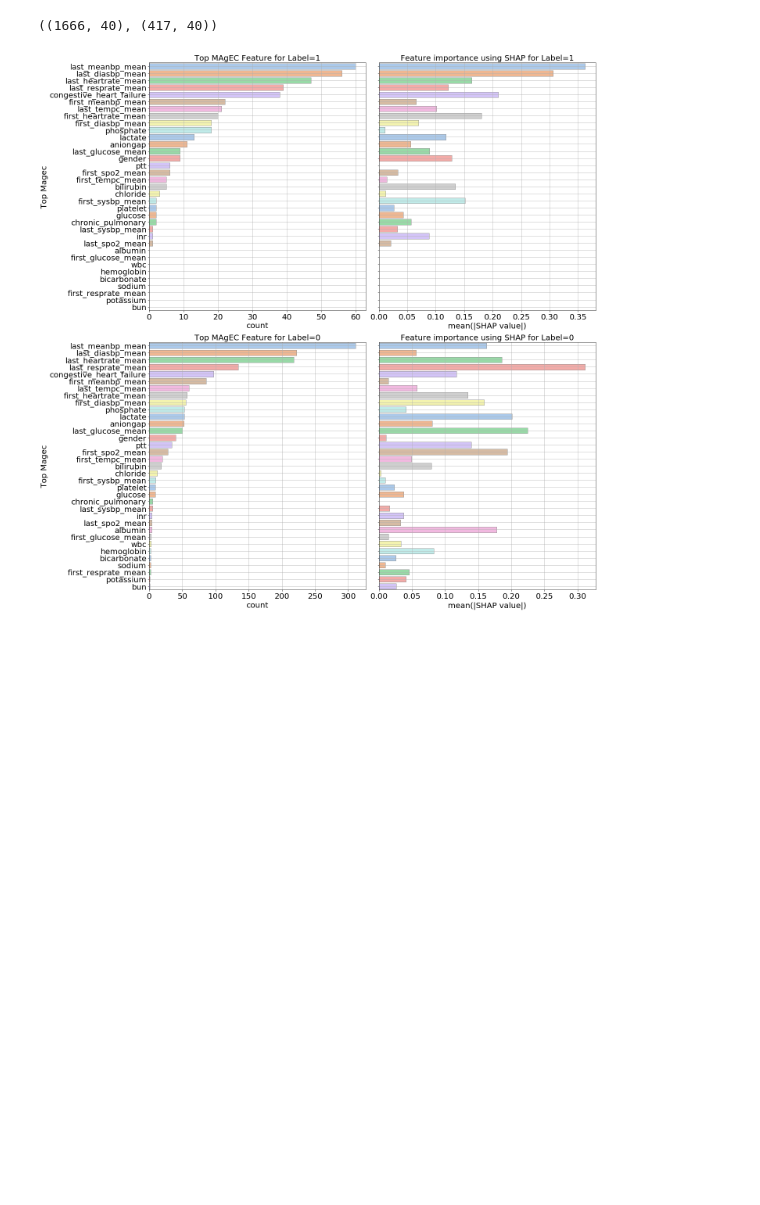
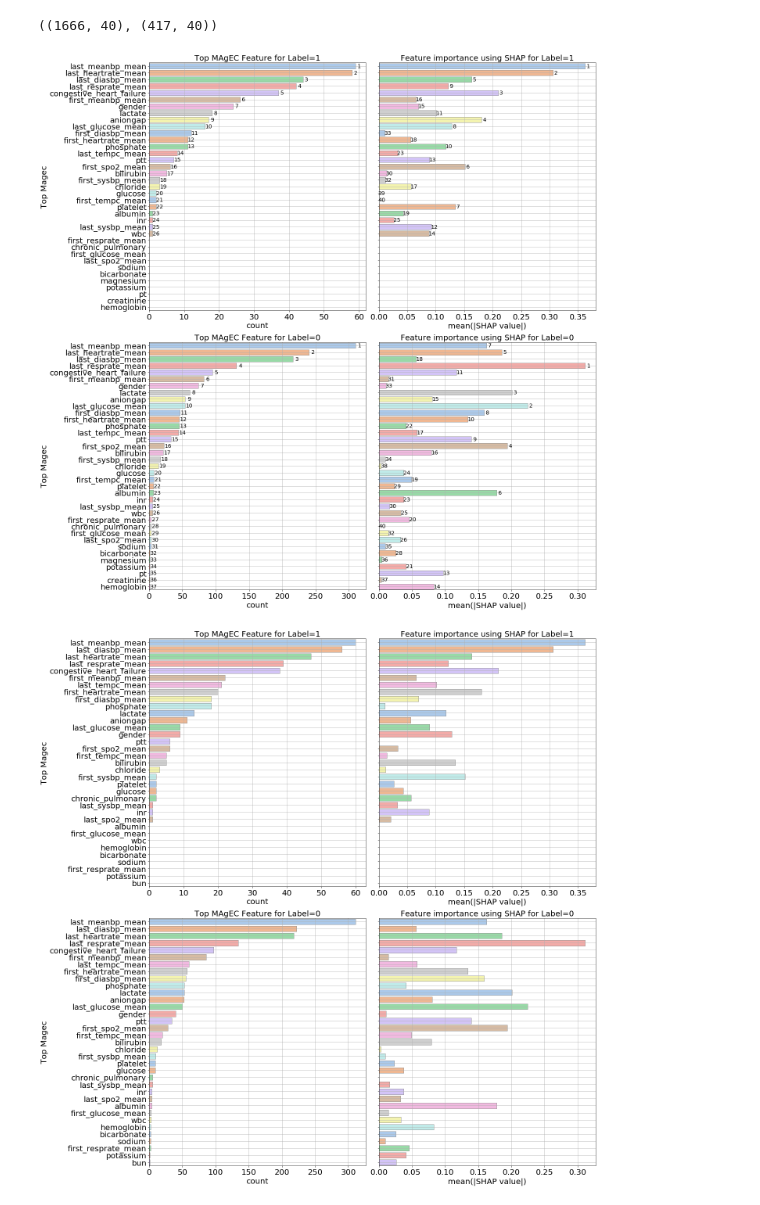
Before and after one commit to gstef80/MAgEC, a Jupyter notebook: MAgEC_SHAP_RBO.ipynb, the cells around one changed output. Drawn from its saved outputs; the diff is of its cells as text; code cells hidden in the pictures; blank space fills up the shorter version.

```diff
--- a/MAgEC_SHAP_RBO.ipynb
+++ b/MAgEC_SHAP_RBO.ipynb
@@ -526,3 +526,8 @@ F1 score: 0.597237
 ROC AUC: 0.835186
 [[1423  243]
  [ 136  281]]
+# %%
+import xgboost
+xg = xgboost.XGBClassifier(scale_pos_weight=4)
+xg.fit(xst_train, Y_train['label'])
+mg.evaluate(xg, xst_valid, Y_valid['label'], verbose=True);
@@ -558,3 +687,7 @@ shaps = pd.concat([shaps0, shaps1], axis=0)
+# %%
+plot_feat_importance2(consensus_heto, shaps, save='magec_shap_comp2.png');
+# %% [output]
+[figure, added]
 # %%
 plot_feat_importance(consensus_heto, shaps, save='magec_shap_comp.png')
 # %% [output]
```
Also changed, not shown: parts of 3 cells of this notebook, 2 other files.
